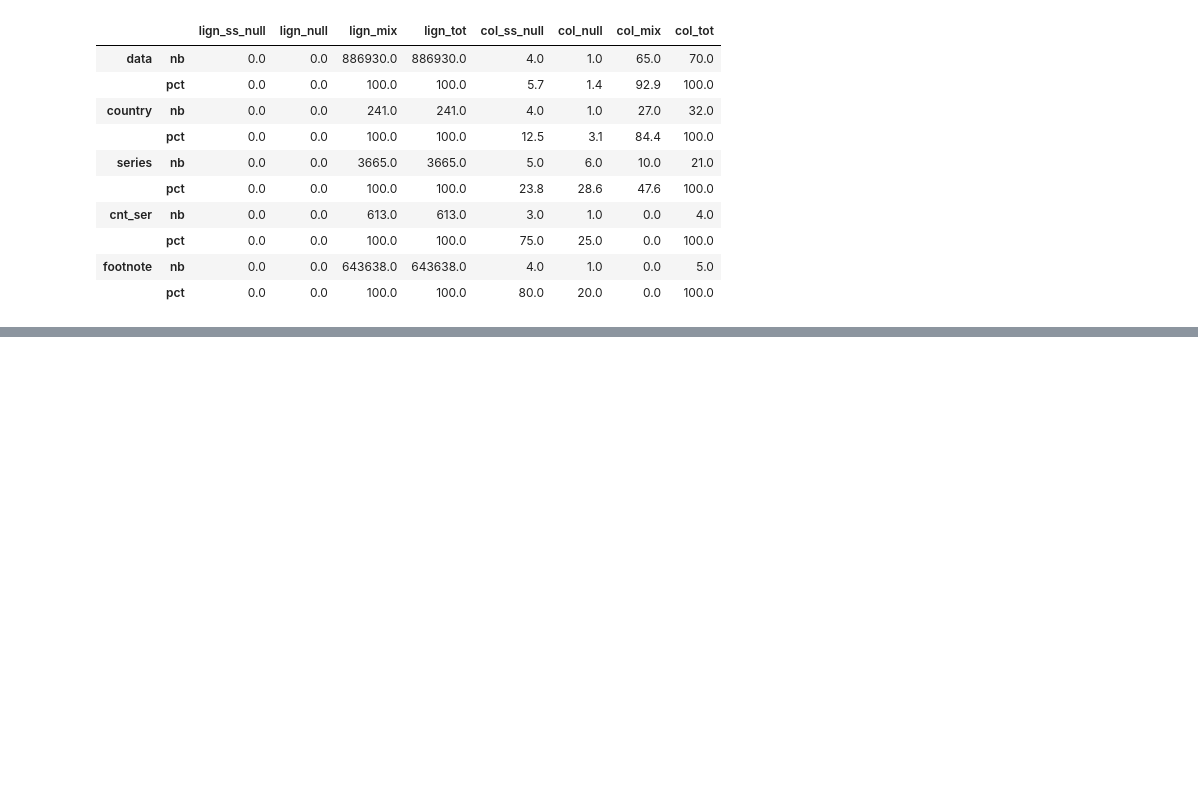
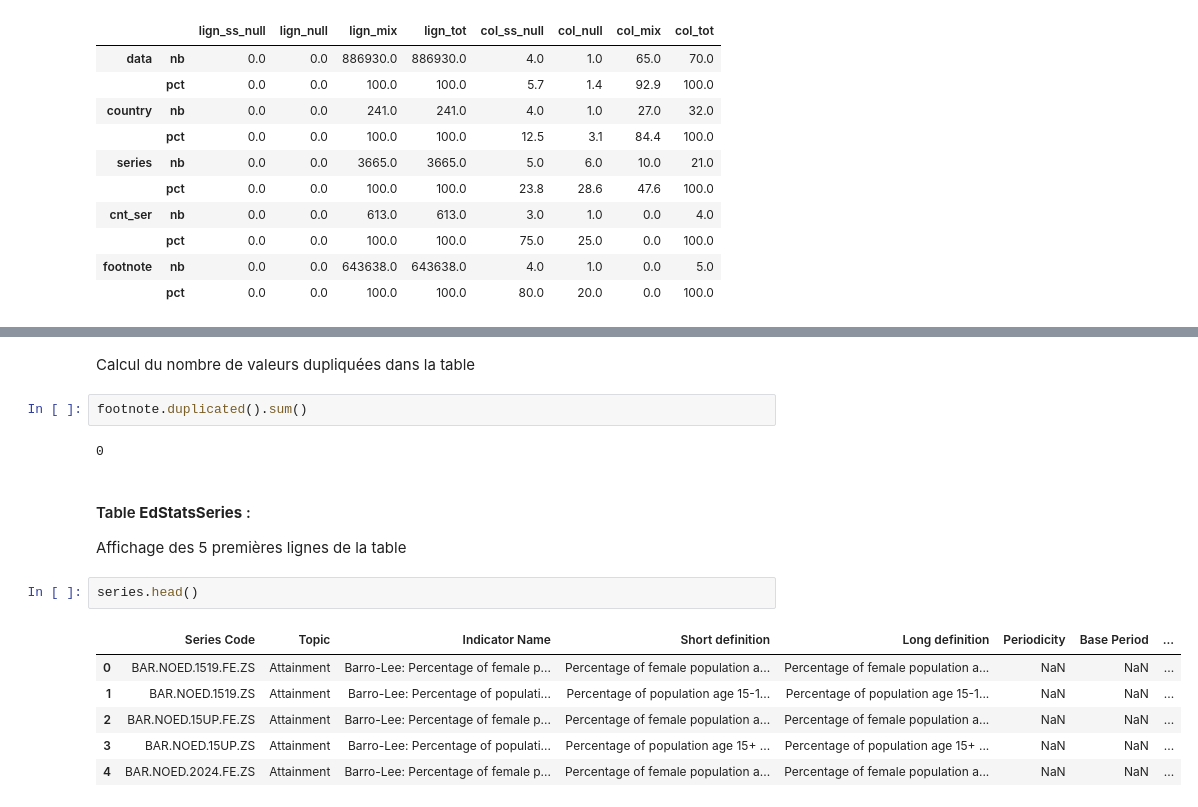
Before and after one commit to corentin5002/edStat, a Jupyter notebook: florian.ipynb, the cells around one changed output, grey strips where cells are left out. Cells and saved outputs as stored; diff of their text form; blank space fills up the shorter version.

```diff
--- a/florian.ipynb
+++ b/florian.ipynb
@@ -225,0 +482,19 @@ infos_t
+# %% [markdown]
+Calcul du nombre de valeurs dupliquées dans la table
+# %%
+footnote.duplicated().sum()
+# %% [output]
+0
+# %% [markdown]
+#### Table **EdStatsSeries** :
+
+Affichage des 5 premières lignes de la table
+# %%
+series.head()
+# %% [output]
+|  | Series Code | Topic | Indicator Name | Short definition | Long definition | Periodicity | Base Period | ... |
+| 0 | BAR.NOED.1519.FE.ZS | Attainment | Barro-Lee: Percentage of female p... | Percentage of female population a... | Percentage of female population a... | NaN | NaN | ... |
+| 1 | BAR.NOED.1519.ZS | Attainment | Barro-Lee: Percentage of populati... | Percentage of population age 15-1... | Percentage of population age 15-1... | NaN | NaN | ... |
+| 2 | BAR.NOED.15UP.FE.ZS | Attainment | Barro-Lee: Percentage of female p... | Percentage of female population a... | Percentage of female population a... | NaN | NaN | ... |
+| 3 | BAR.NOED.15UP.ZS | Attainment | Barro-Lee: Percentage of populati... | Percentage of population age 15+ ... | Percentage of population age 15+ ... | NaN | NaN | ... |
+| 4 | BAR.NOED.2024.FE.ZS | Attainment | Barro-Lee: Percentage of female p... | Percentage of female population a... | Percentage of female population a... | NaN | NaN | ... |
```
Also changed, not shown: parts of 46 cells of this notebook.
